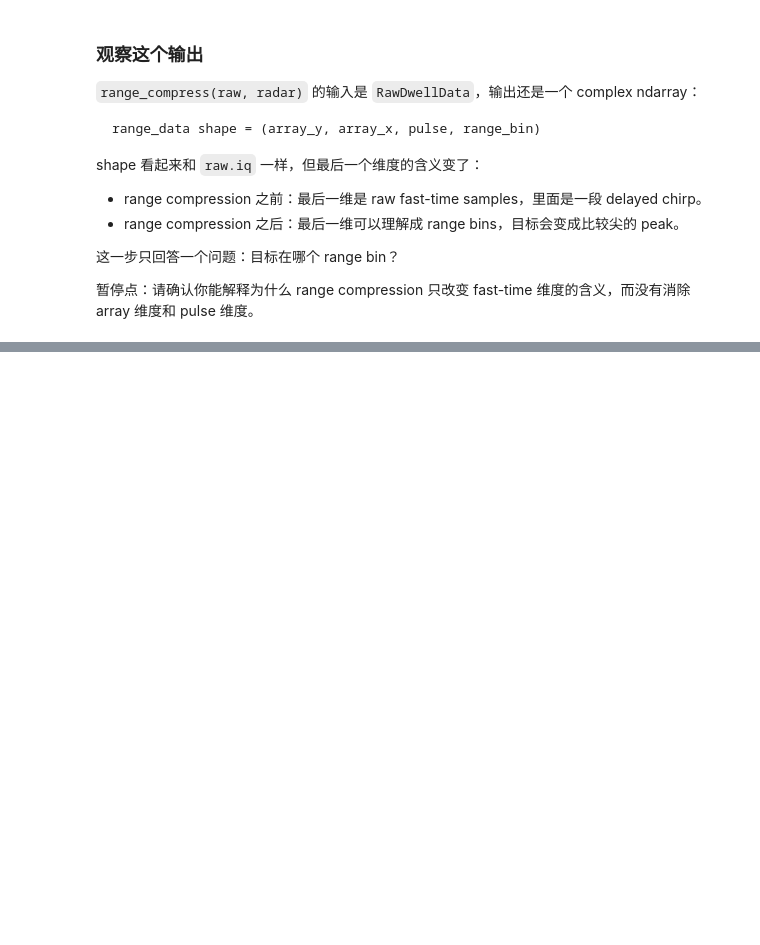
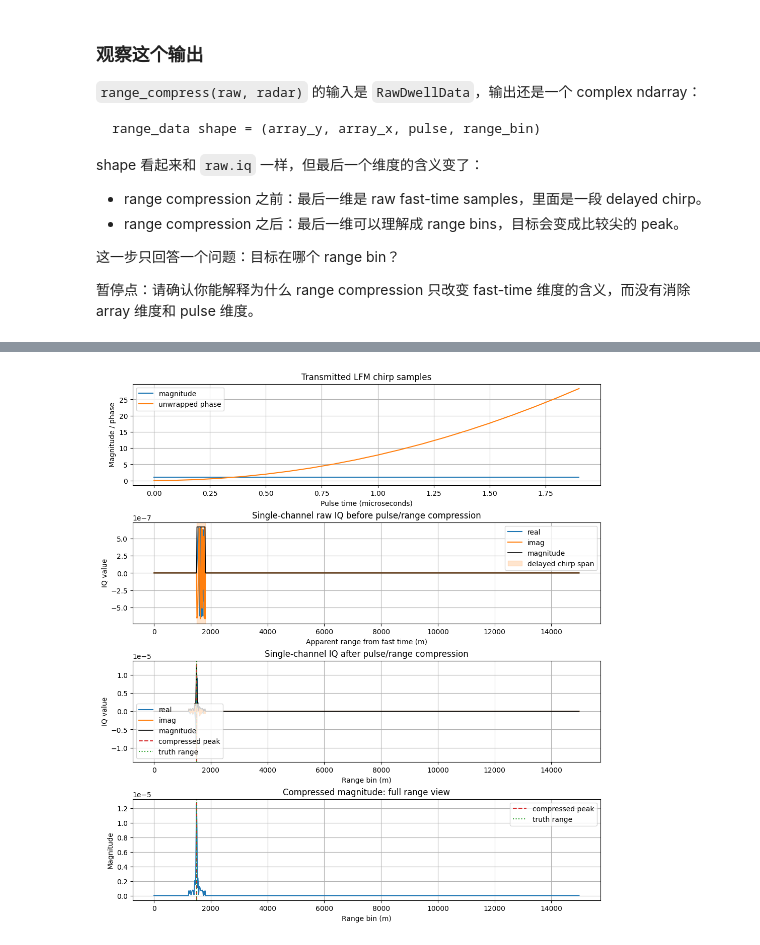
Before and after one commit to LOVGC/radar_basics, a Jupyter notebook: learning/learn_coding_myself.ipynb, the cells around one changed output, grey strips where cells are left out. Drawn from its saved outputs; the diff is of its cells as text; code cells hidden in the pictures; blank space fills up the shorter version.

```diff
--- a/learning/learn_coding_myself.ipynb
+++ b/learning/learn_coding_myself.ipynb
@@ -776,0 +851,67 @@ shape 看起来和 `raw.iq` 一样，但最后一个维度的含义变了：
+# %%
+import matplotlib.pyplot as plt
+
+
+pulse_sample_axis_us = np.arange(waveform_samples.size) / radar.waveform.sample_rate_hz * 1e6
+fast_time_range_axis_m = raw.axes.fast_time_s * SPEED_OF_LIGHT / 2.0
+
+single_raw_complex = raw.iq[0, 0, 0]
+single_compressed_complex = range_data[0, 0, 0]
+single_raw_mag = np.abs(single_raw_complex)
+single_compressed_mag = np.abs(single_compressed_complex)
+
+active_indices = np.flatnonzero(single_raw_mag > 0.0)
+active_start = int(active_indices[0])
+active_stop = int(active_indices[-1])
+peak_bin = int(np.argmax(single_compressed_mag))
+
+fig, axes = plt.subplots(4, 1, figsize=(10, 11), constrained_layout=True)
+
+axes[0].plot(pulse_sample_axis_us, np.abs(waveform_samples), label="magnitude")
+axes[0].plot(pulse_sample_axis_us, np.unwrap(np.angle(waveform_samples)), label="unwrapped phase")
+axes[0].set_title("Transmitted LFM chirp samples")
+axes[0].set_xlabel("Pulse time (microseconds)")
+axes[0].set_ylabel("Magnitude / phase")
+axes[0].grid(True)
+axes[0].legend()
+
+axes[1].plot(fast_time_range_axis_m, np.real(single_raw_complex), label="real")
+axes[1].plot(fast_time_range_axis_m, np.imag(single_raw_complex), label="imag")
+axes[1].plot(fast_time_range_axis_m, single_raw_mag, color="black", linewidth=1.2, label="magnitude")
+axes[1].axvspan(
+    fast_time_range_axis_m[active_start],
+    fast_time_range_axis_m[active_stop],
+    alpha=0.2,
+    color="tab:orange",
+    label="delayed chirp span",
+)
+axes[1].set_title("Single-channel raw IQ before pulse/range compression")
+axes[1].set_xlabel("Apparent range from fast time (m)")
+axes[1].set_ylabel("IQ value")
+axes[1].grid(True)
+axes[1].legend()
+
+axes[2].plot(range_axis_m, np.real(single_compressed_complex), label="real")
+axes[2].plot(range_axis_m, np.imag(single_compressed_complex), label="imag")
+axes[2].plot(range_axis_m, single_compressed_mag, color="black", linewidth=1.2, label="magnitude")
+axes[2].axvline(range_axis_m[peak_bin], color="tab:red", linestyle="--", label="compressed peak")
+axes[2].axvline(raw.truth[0].range_m, color="tab:green", linestyle=":", label="truth range")
+axes[2].set_title("Single-channel IQ after pulse/range compression")
+axes[2].set_xlabel("Range bin (m)")
+axes[2].set_ylabel("IQ value")
+axes[2].grid(True)
+axes[2].legend()
+
+axes[3].plot(range_axis_m, single_compressed_mag)
+axes[3].axvline(range_axis_m[peak_bin], color="tab:red", linestyle="--", label="compressed peak")
+axes[3].axvline(raw.truth[0].range_m, color="tab:green", linestyle=":", label="truth range")
+axes[3].set_title("Compressed magnitude: full range view")
+axes[3].set_xlabel("Range bin (m)")
+axes[3].set_ylabel("Magnitude")
+axes[3].grid(True)
+axes[3].legend()
+
+display(fig)
+plt.close(fig)
+# %% [output]
+[figure, added]
```
Also changed, not shown: parts of 9 cells of this notebook, 1 other file.
